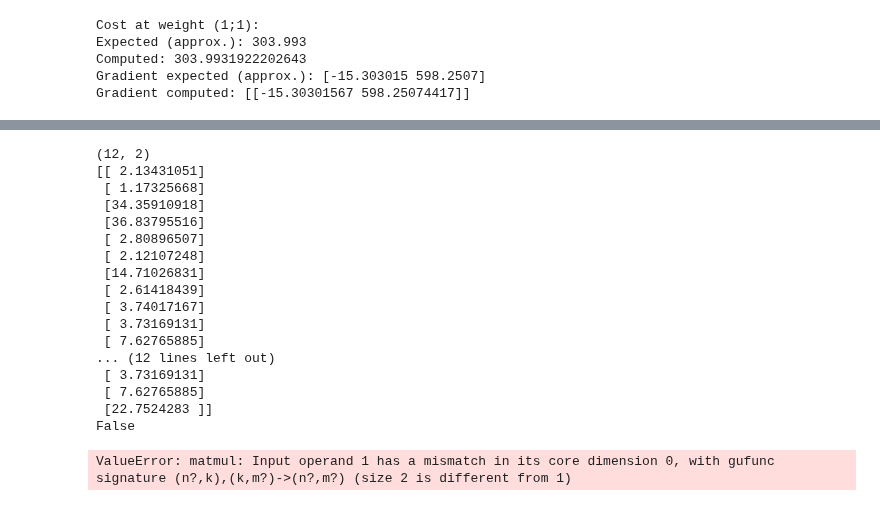
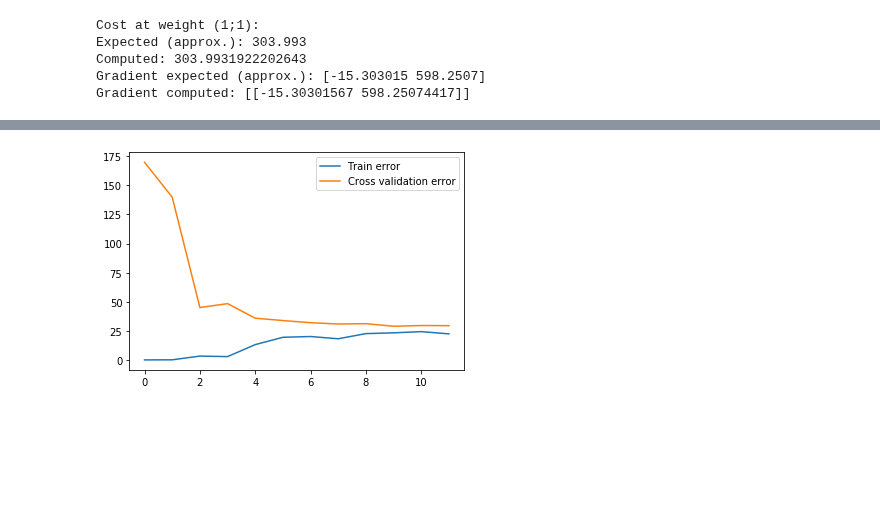
Before and after one commit to Fortuz/MIKRO_lab, a Jupyter notebook: AdaptiveRoboLabor/Jupyter/L08_Regularization/L08 - Regularization.ipynb, the cells around one changed output, grey strips where cells are left out. Cells and saved outputs as stored; diff of their text form; code cells hidden in the pictures; blank space fills up the shorter version.

```diff
--- a/AdaptiveRoboLabor/Jupyter/L08_Regularization/L08 - Regularization.ipynb
+++ b/AdaptiveRoboLabor/Jupyter/L08_Regularization/L08 - Regularization.ipynb
@@ -104,38 +111,39 @@ Weights with the optimization: [10.42988075  0.26634506]
 # %%
+def linearRegCostFunction1(w,*args):
+    X,y,Lambda = args
+    m,n = X.shape
+    y=y.reshape(m,1)
+    C=0;
+
+    w_0 = w.copy().reshape(n,1)
+    w_0[0] = 0
+
+    penalty = (Lambda/(2*m))*np.sum(w_0**2)
+    C = (1/(2*m)) * (np.sum(((X @ w)-y)**2)) + penalty
+
+    return C
+
 def learningCurve(X,Y,X_val,Y_val,Lambda):
     m = X.shape[0]
 
     error_train = np.zeros((m,1))
     error_val = np.zeros((m,1))
 
-    for i in range (1,m):
+    for i in range (1,m+1):
         w = trainLinearReg(X[0:i,:],Y[0:i],Lambda)
-        error_train[i] = linearRegCostFunction(X[0:i,:],Y[0:i],w,0)
-
-
-
+        error_train[i-1] = linearRegCostFunction1(w,X[0:i,:],Y[0:i],Lambda)
+        error_val[i-1] = linearRegCostFunction(w,X_val,Y_val,Lambda)
 
     return error_train, error_val
 
 
 Lambda = 0
-asd = learningCurve(np.column_stack((np.ones((m,1)),X)),Y,np.column_stack((np.ones((X_val.size,1)),X_val)),Y_val,Lambda)
+error_train, error_val = learningCurve(np.column_stack((np.ones((m,1)),X)),Y,\
+                                       np.column_stack((np.ones((X_val.shape[0],1)),X_val)),Y_val,0)
+
+plt.plot(error_train, label = "Train error")
+plt.plot(error_val, label = "Cross validation error")
+plt.legend()
+plt.show()
 # %% [output]
-(12, 2)
-[[ 2.13431051]
- [ 1.17325668]
- [34.35910918]
- [36.83795516]
- [ 2.80896507]
- [ 2.12107248]
- [14.71026831]
- [ 2.61418439]
- [ 3.74017167]
- [ 3.73169131]
- [ 7.62765885]
-... (12 lines left out)
- [ 3.73169131]
- [ 7.62765885]
- [22.7524283 ]]
-False
-ValueError: matmul: Input operand 1 has a mismatch in its core dimension 0, with gufunc signature (n?,k),(k,m?)->(n?,m?) (size 2 is different from 1)
+[figure, added]
```
Also changed, not shown: parts of 8 cells of this notebook, 2 other files.
